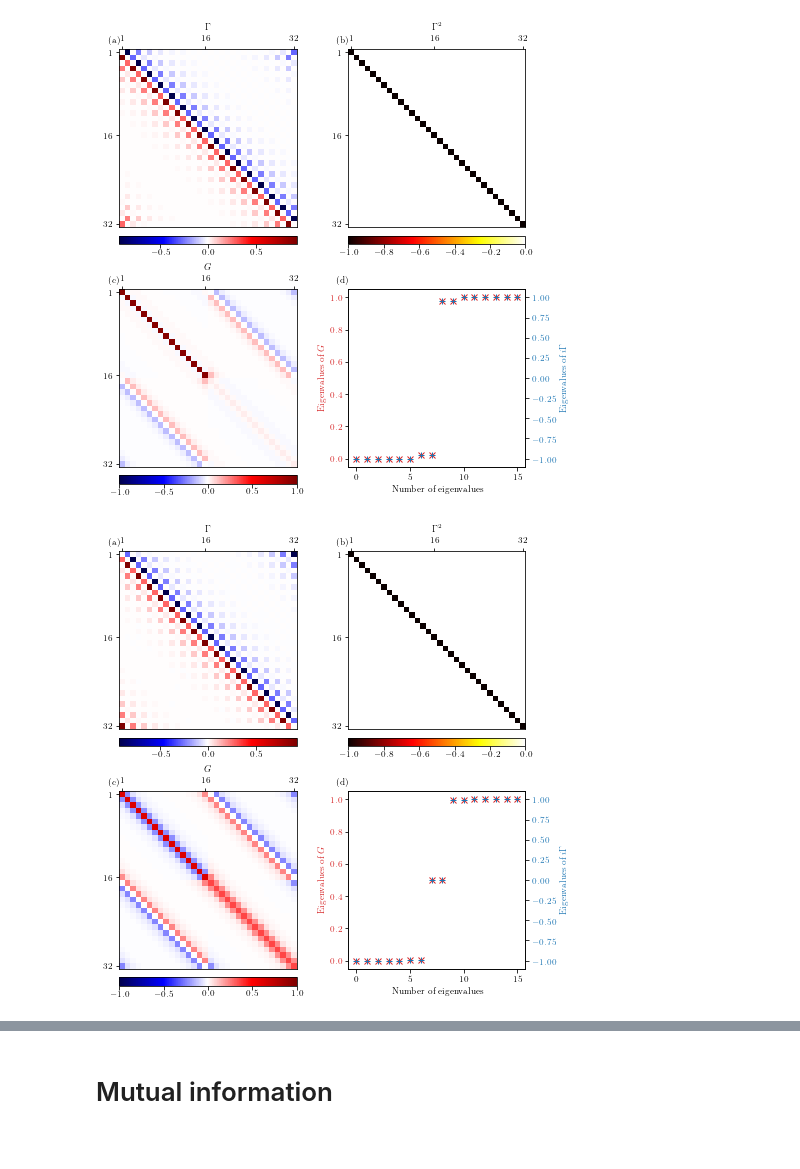
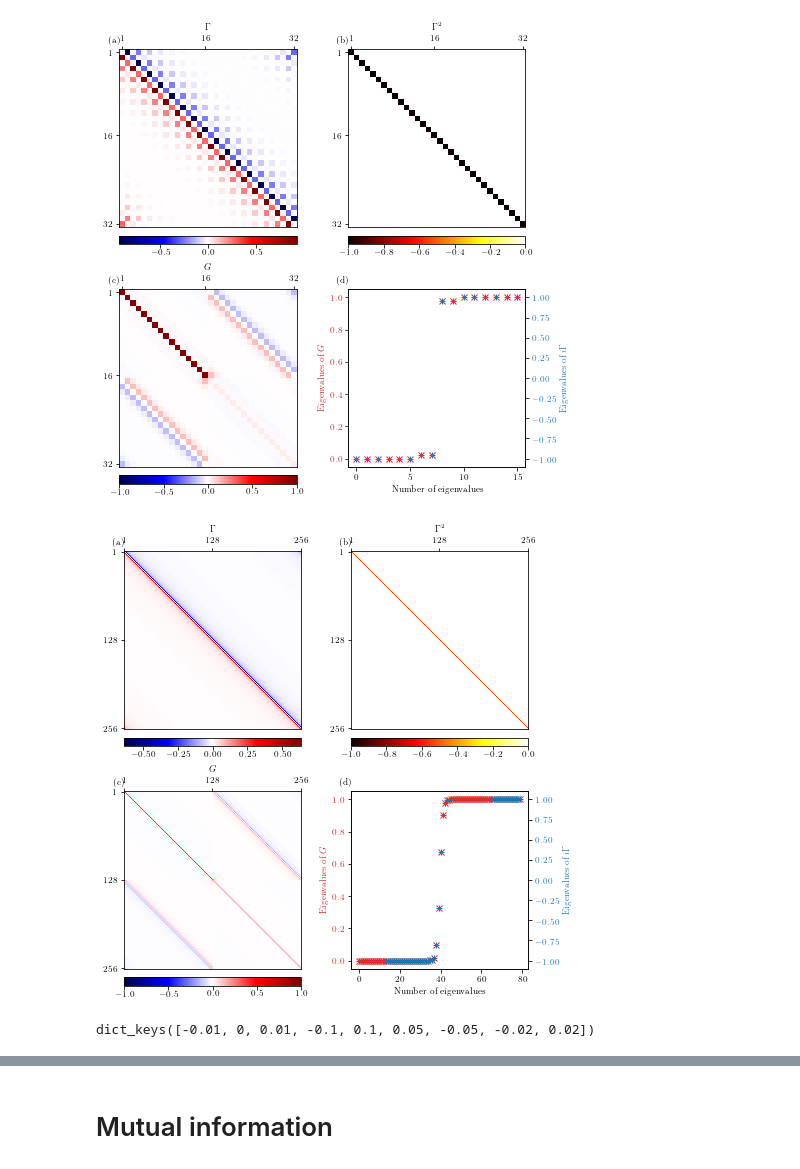
Before and after one commit to hainingpan/SPT, a Jupyter notebook: test_Majorana_chain.ipynb, the cells around one changed output, grey strips where cells are left out. Cells and saved outputs as stored; diff of their text form; code cells hidden in the pictures.

```diff
--- a/test_Majorana_chain.ipynb
+++ b/test_Majorana_chain.ipynb
@@ -339,7 +341,7 @@ class Params:
         if not hasattr(self,'C_m'):
             self.covariance_matrix_m()
 
-        if Gamma==None:
+        if Gamma is None:
             Gamma=self.C_m_history[-1]
         try:
             subregion=np.array(subregion)
@@ -352,7 +354,7 @@ class Params:
     def c_subregion_m(self,subregion,Gamma=None):
         if not hasattr(self,'C_m'):
             self.covariance_matrix_m()
-        if Gamma==None:
+        if Gamma is None:
             Gamma=self.C_m_history[-1]
         try:
             subregion=np.array(subregion)
@@ -397,17 +399,15 @@ class Params:
             # self.s_history.append(s)
             self.measure(s,i,i+1)
 
-    def measure_all(self,s_prob):
+    def measure_all(self,s_prob,proj_range=None):
         '''
         The probability of s=0 (unoccupied)
 
         '''
         self.i_history=[]
         self.s_history=[]
-        # proj_range=np.hstack([np.arange(int(self.L/2),self.L,2),np.arange(int(self.L/2),self.L,2)+self.L])
-        proj_range=np.hstack([np.arange(int(self.L/2),self.L,2)])
-        # proj_range=np.hstack([np.arange(int(self.L/2),self.L)])
-        # proj_range=np.hstack([np.arange(int(self.L/2),self.L),np.arange(int(self.L/2),int(self.L/2)+2)+self.L])
+        if proj_range is None:
+            proj_range=np.arange(int(self.L/2),self.L,2)
         for i in proj_range:
             # self.i_history.append(i)
             if s_prob==0:
@@ -577,10 +575,11 @@ fig.tight_layout()
 # %% [output]
 [figure]
 # %%
-params=Params(delta=0.3,L=16,bc=-1)
+params=Params(delta=0,L=128,bc=-1)
+# params=Params(delta=1,L=64,bc=-1)
 params.covariance_matrix_m()
 params.covariance_matrix_f()
-l=8
+l=40
 val_sub={}
 val_sub['f']=la.eigh(params.c_subregion_f(np.arange(l)),eigvals_only=True)
 val_sub['m']=la.eigh(1j*params.c_subregion_m(np.arange(2*l)),eigvals_only=True)
@@ -602,35 +601,35 @@ axins1=ax[0,1].inset_axes([0.0, -.1, 1, 0.05],transform=ax[0,1].transAxes)
 cb1=fig.colorbar(im1,cax=axins1,orientation='horizontal')
 cb1.ax.xaxis.set_tick_params(pad=0)
 
 im2=ax[1,0].imshow(params.C_f,cmap='seismic',vmax=1,vmin=-1)
 ax[1,0].text(0.5,1.1,r'$G$',transform=ax[1,0].transAxes,ha='center',va='bottom')
 axins2=ax[1,0].inset_axes([0.0, -.1, 1, 0.05],transform=ax[1,0].transAxes)
 cb2=fig.colorbar(im2,cax=axins2,orientation='horizontal')
 cb2.ax.xaxis.set_tick_params(pad=0)
 
 color = 'tab:red'
 ax[1,1].plot(val_sub['f'],'.',marker="x",color=color)
 ax[1,1].set_xlabel('Number of eigenvalues')
 ax[1,1].set_ylabel(r'Eigenvalues of $G$', color=color)
 ax[1,1].tick_params(axis='y', labelcolor=color)
 
 
 ax2=ax[1,1].twinx()
 color = 'tab:blue'
 ax2.plot(val_sub['m'],'.',marker="+",color=color)
 ax2.set_ylabel(r'Eigenvalues of $i\Gamma$', color=color)  # we already handled the x-label with ax1
 ax2.tick_params(axis='y', labelcolor=color)
 
 [ax.xaxis.set_label_position('top') for ax in ax.flatten()[:3]]
 [ax.xaxis.tick_top() for ax in ax.flatten()[:3]]
-[ax.set_xticks([0,15,31]) for ax in ax.flatten()[:3]]
-[ax.set_yticks([0,15,31]) for ax in ax.flatten()[:3]]
-[ax.set_xticklabels([1,16,32]) for ax in ax.flatten()[:3]]
-[ax.set_yticklabels([1,16,32]) for ax in ax.flatten()[:3]]
+[ax.set_xticks([0,params.L-1,2*params.L-1]) for ax in ax.flatten()[:3]]
+[ax.set_yticks([0,params.L-1,2*params.L-1]) for ax in ax.flatten()[:3]]
+[ax.set_xticklabels([1,params.L,2*params.L]) for ax in ax.flatten()[:3]]
+[ax.set_yticklabels([1,params.L,2*params.L]) for ax in ax.flatten()[:3]]
 
 [ax.text(-0.,1.02,'({})'.format(text),transform=ax.transAxes,ha='right',va='bottom') for ax,text in zip(ax.flatten(),'abcd')]
 ax[1,1].set_box_aspect(1)
 fig.tight_layout()
 # fig.savefig('/mnt/d/kitp/Rp_SPT/4/cov.pdf',bbox_inches='tight')
 # %% [output]
-[figure, old version]
+[figure, new version]
@@ -636,0 +646,4 @@ fig.tight_layout()
+# %%
+val_sub_f.keys()
+# %% [output]
+dict_keys([-0.01, 0, 0.01, -0.1, 0.1, 0.05, -0.05, -0.02, 0.02])
```
Also changed, not shown: parts of 110 cells of this notebook.
